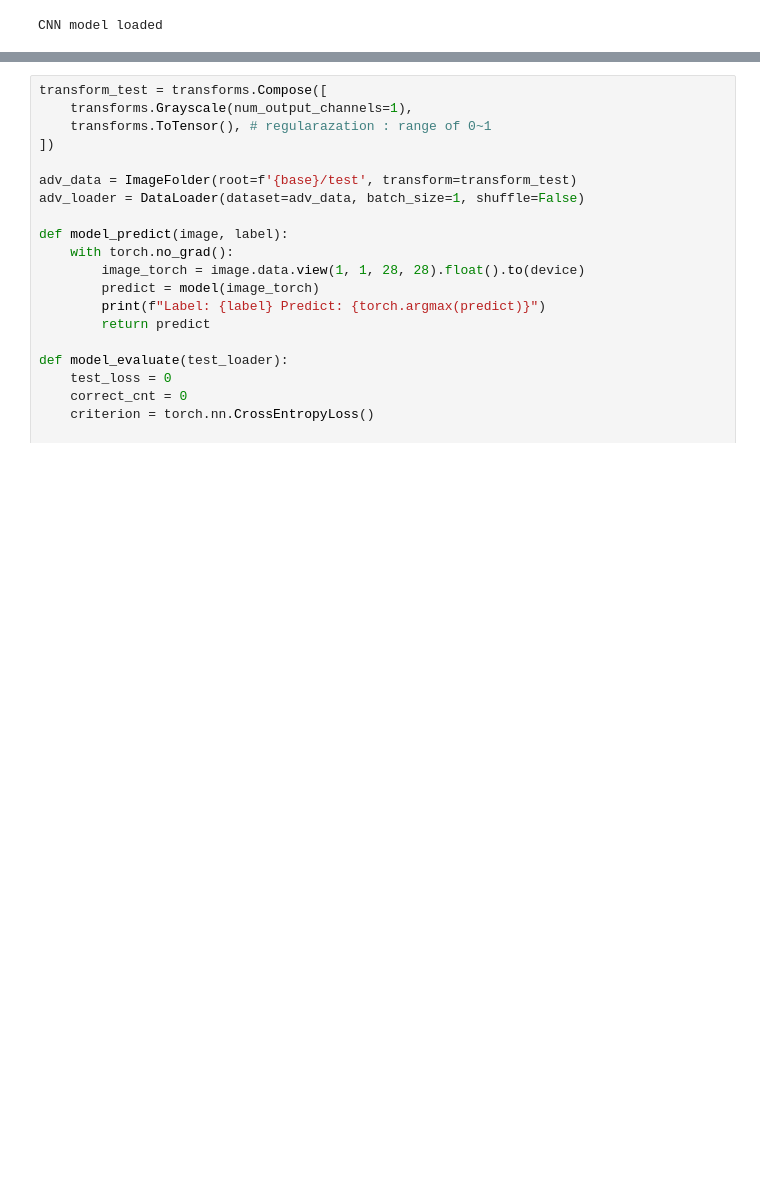
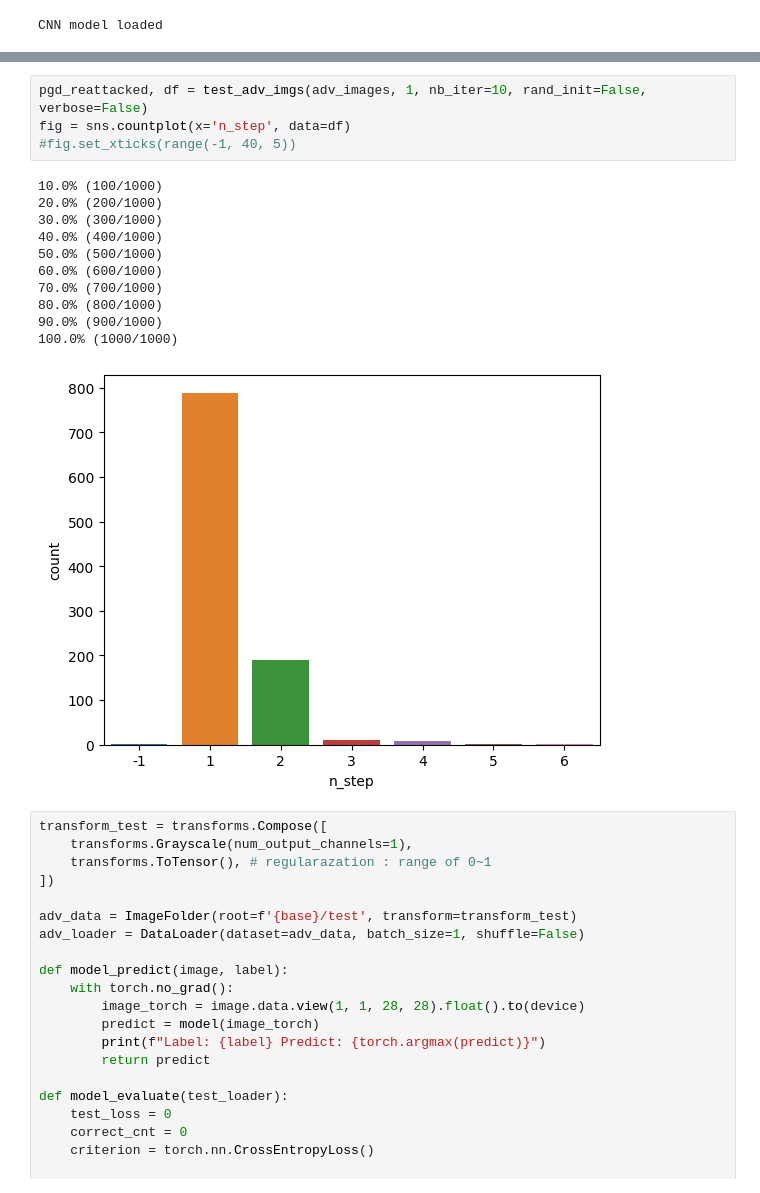
Before and after one commit to cramade/ae_detector, a Jupyter notebook: test.ipynb, the cells around one changed output, grey strips where cells are left out. Drawn from its saved outputs; the diff is of its cells as text; blank space fills up the shorter version.

```diff
--- a/test.ipynb
+++ b/test.ipynb
@@ -184,3 +136,19 @@ sns.histplot(data=n_changed)
+# %%
+pgd_reattacked, df = test_adv_imgs(adv_images, 1, nb_iter=10, rand_init=False, verbose=False)
+fig = sns.countplot(x='n_step', data=df)
+#fig.set_xticks(range(-1, 40, 5))
+# %% [output]
+10.0% (100/1000)
+20.0% (200/1000)
+30.0% (300/1000)
+40.0% (400/1000)
+50.0% (500/1000)
+60.0% (600/1000)
+70.0% (700/1000)
+80.0% (800/1000)
+90.0% (900/1000)
+100.0% (1000/1000)
+[figure, added]
 # %%
 transform_test = transforms.Compose([
     transforms.Grayscale(num_output_channels=1),
```
Also changed, not shown: parts of 10 cells of this notebook, 3 other files.
